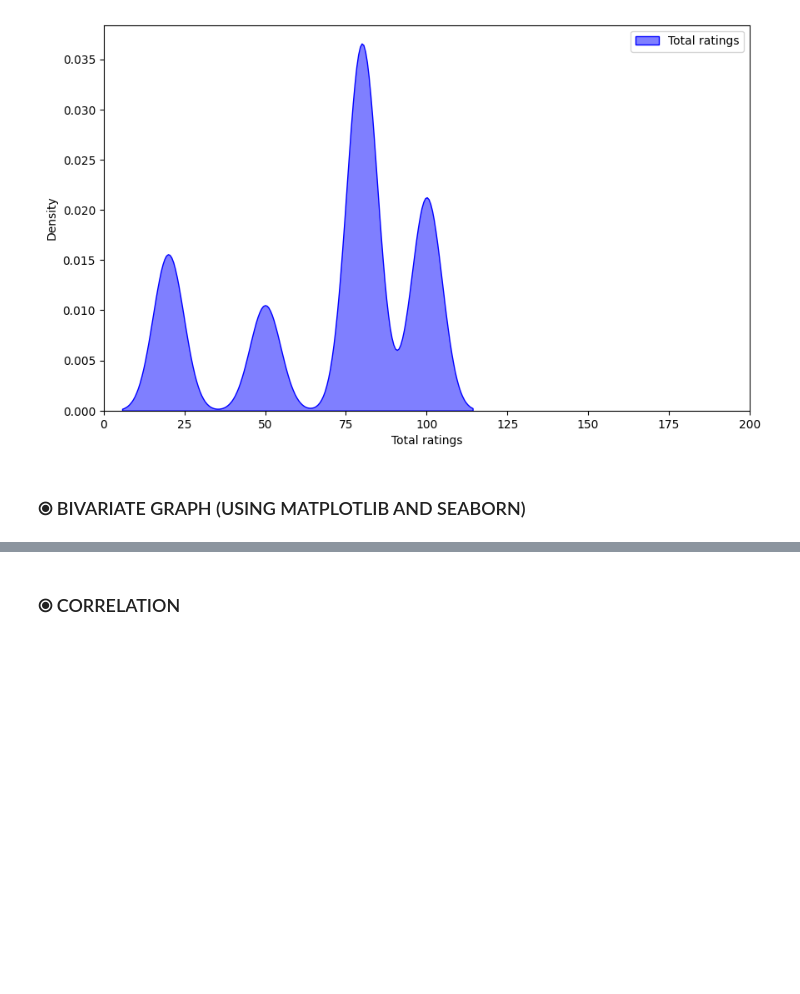
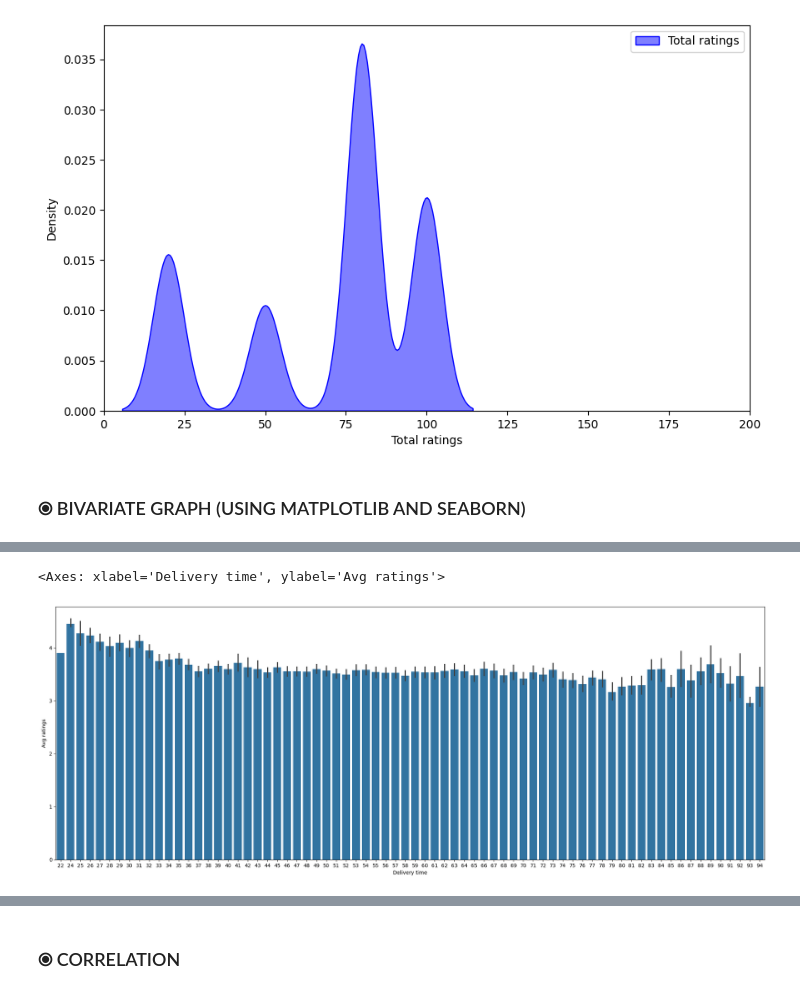
Before and after one commit to pawarsahil2005/DEVL-MiniProject, a Jupyter notebook: DEVL MINI PROJECT.ipynb, the cells around one changed output, grey strips where cells are left out. Drawn from its saved outputs; the diff is of its cells as text; code cells hidden in the pictures; blank space fills up the shorter version.

```diff
--- a/DEVL MINI PROJECT.ipynb
+++ b/DEVL MINI PROJECT.ipynb
@@ -704,0 +711,6 @@ plt.show()
+# %%
+plt.figure(figsize=(25,9))
+sns.barplot(x = df['Delivery time'],y = df['Avg ratings'])
+# %% [output]
+<Axes: xlabel='Delivery time', ylabel='Avg ratings'>
+[figure, added]
```
Also changed, not shown: parts of 8 cells of this notebook.
